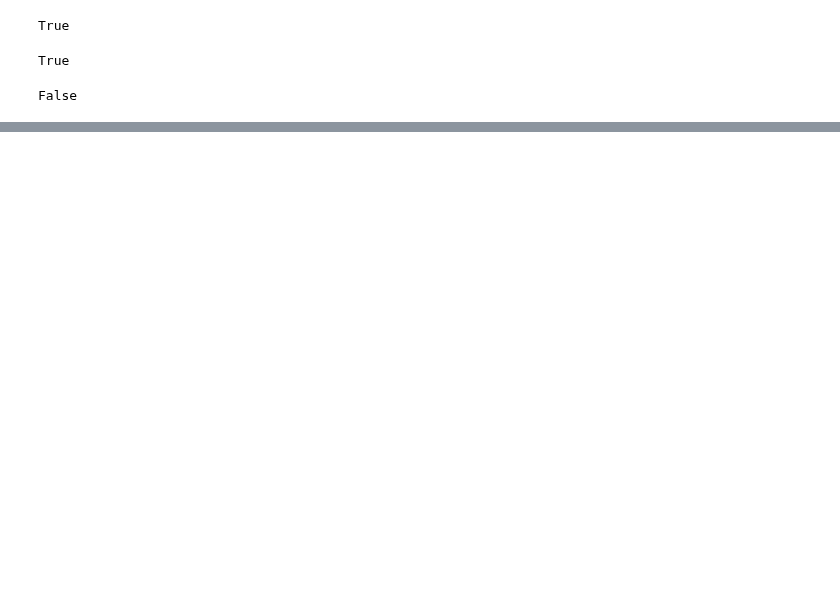
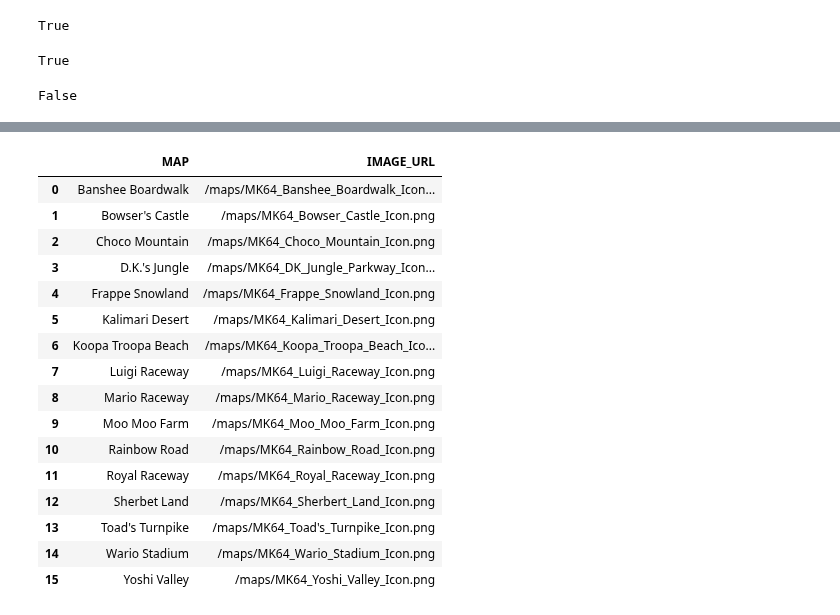
Before and after one commit to c-goodman/mkstream, a Jupyter notebook: notebooks/data_migration_update.ipynb, the cells around one changed output, grey strips where cells are left out. Drawn from its saved outputs; the diff is of its cells as text; code cells hidden in the pictures; blank space fills up the shorter version.

Commit message:
Update data and add map icons export

```diff
--- a/notebooks/data_migration_update.ipynb
+++ b/notebooks/data_migration_update.ipynb
@@ -488,0 +543,4 @@ data_concat_filled.to_csv(
+# %%
+import os
+
+map_icons = [f"/maps/{x}" for x in os.listdir(rf"\\wsl$\Ubuntu\root\learn\mk\public\maps")]
@@ -488,0 +565,54 @@ data_concat_filled.to_csv(
+# %%
+map_names_sorted = (
+    pd.Series(
+        [
+            "Wario Stadium",
+            "D.K.'s Jungle",
+            "Sherbet Land",
+            "Koopa Troopa Beach",
+            "Yoshi Valley",
+            "Banshee Boardwalk",
+            "Royal Raceway",
+            "Kalimari Desert",
+            "Bowser's Castle",
+            "Toad's Turnpike",
+            "Frappe Snowland",
+            "Choco Mountain",
+            "Mario Raceway",
+            "Moo Moo Farm",
+            "Luigi Raceway",
+            "Rainbow Road",
+        ]
+    )
+    .sort_values()
+    .reset_index(drop=True)
+)
+# %%
+map_paths_sorted = pd.Series(map_icons).sort_values().reset_index(drop=True)
+# %%
+maps_df = pd.DataFrame(
+    {
+        "MAP": map_names_sorted,
+        "IMAGE_URL": map_paths_sorted,
+    }
+)
+
+maps_df
+# %% [output]
+|  | MAP | IMAGE_URL |
+| 0 | Banshee Boardwalk | /maps/MK64_Banshee_Boardwalk_Icon... |
+| 1 | Bowser's Castle | /maps/MK64_Bowser_Castle_Icon.png |
+| 2 | Choco Mountain | /maps/MK64_Choco_Mountain_Icon.png |
+| 3 | D.K.'s Jungle | /maps/MK64_DK_Jungle_Parkway_Icon... |
+| 4 | Frappe Snowland | /maps/MK64_Frappe_Snowland_Icon.png |
+| 5 | Kalimari Desert | /maps/MK64_Kalimari_Desert_Icon.png |
+| 6 | Koopa Troopa Beach | /maps/MK64_Koopa_Troopa_Beach_Ico... |
+| 7 | Luigi Raceway | /maps/MK64_Luigi_Raceway_Icon.png |
+| 8 | Mario Raceway | /maps/MK64_Mario_Raceway_Icon.png |
+| 9 | Moo Moo Farm | /maps/MK64_Moo_Moo_Farm_Icon.png |
+| 10 | Rainbow Road | /maps/MK64_Rainbow_Road_Icon.png |
+| 11 | Royal Raceway | /maps/MK64_Royal_Raceway_Icon.png |
+| 12 | Sherbet Land | /maps/MK64_Sherbert_Land_Icon.png |
+| 13 | Toad's Turnpike | /maps/MK64_Toad's_Turnpike_Icon.png |
+| 14 | Wario Stadium | /maps/MK64_Wario_Stadium_Icon.png |
+| 15 | Yoshi Valley | /maps/MK64_Yoshi_Valley_Icon.png |
```
Also changed, not shown: parts of 15 cells of this notebook.
